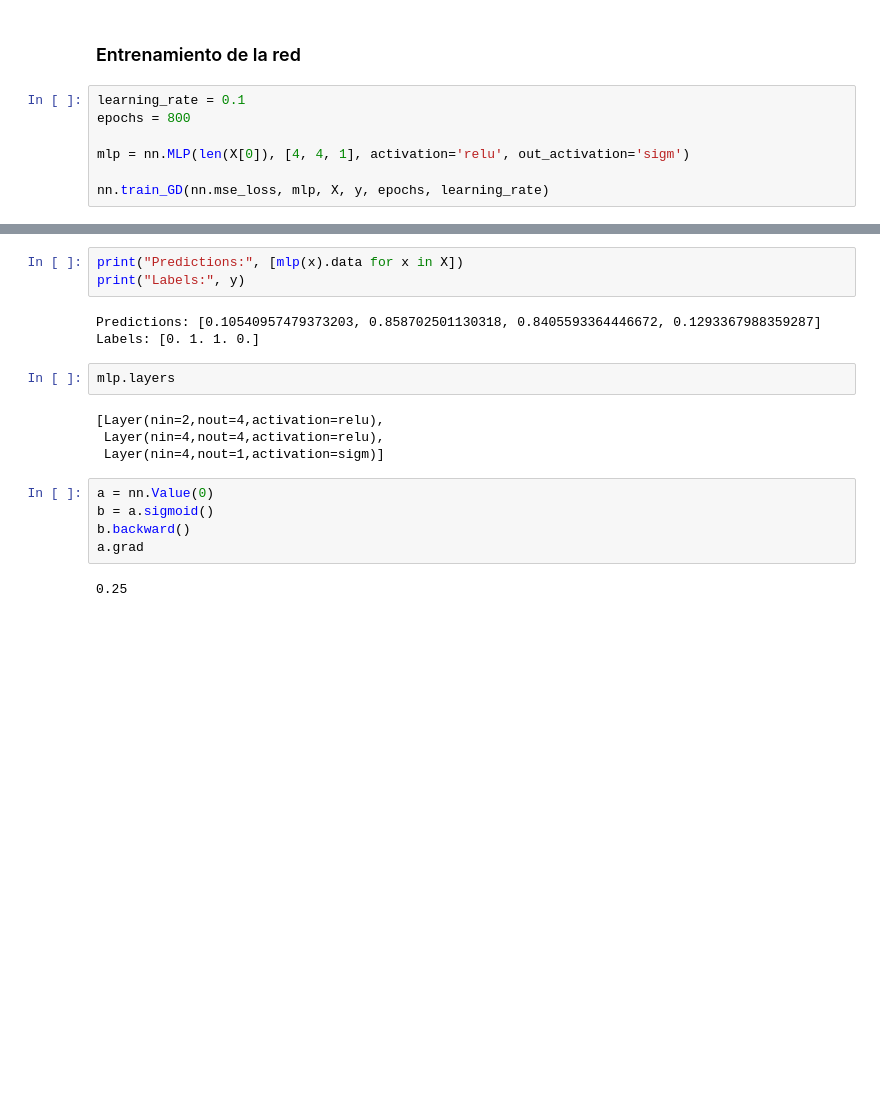
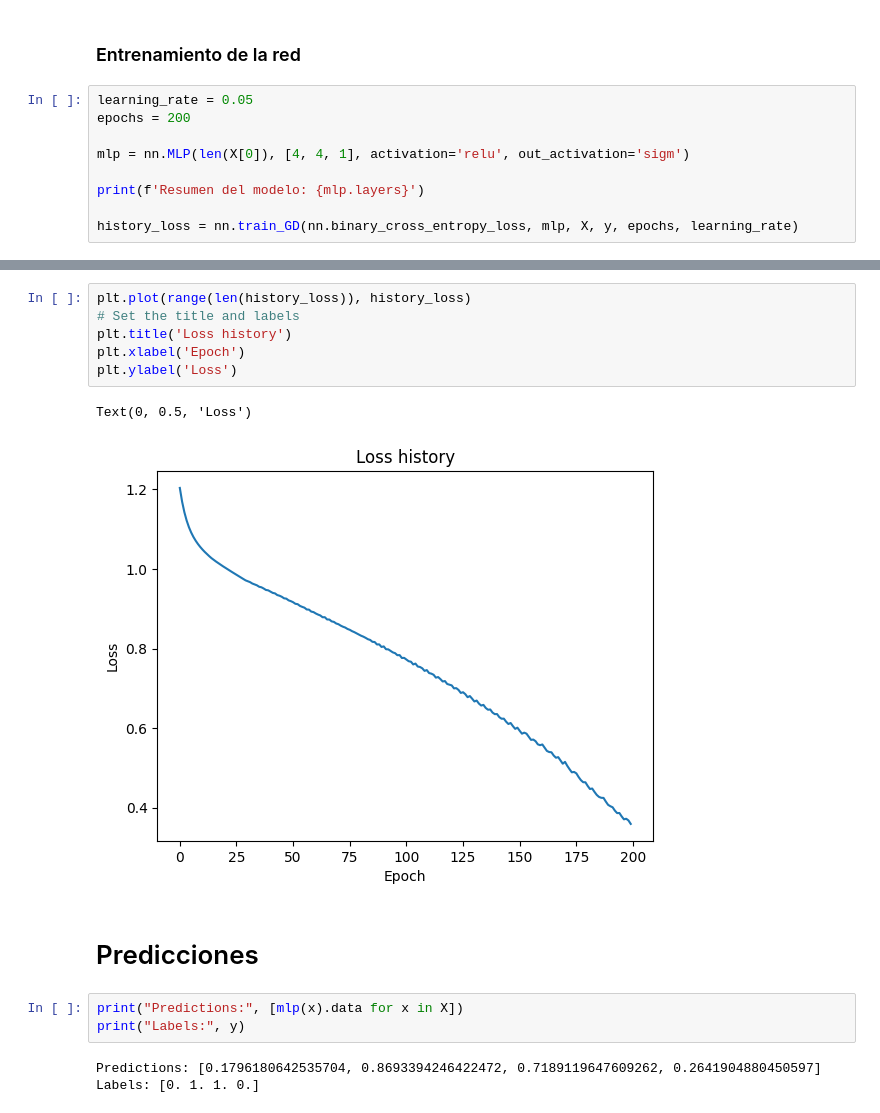
Before and after one commit to Manuel-2011/neural_networks_experiments, a Jupyter notebook: XOR_example.ipynb, the cells around one changed output, grey strips where cells are left out. Cells and saved outputs as stored; diff of their text form; blank space fills up the shorter version.

Commit message:
:sparkles: Add binary cross entropy loss

```diff
--- a/XOR_example.ipynb
+++ b/XOR_example.ipynb
@@ -25,10 +22,12 @@ plt.scatter(X[:,0], X[:,1], color=['red' if i == 0 else 'blue' for i in y])
 # %% [markdown]
 ### Entrenamiento de la red
 # %%
-learning_rate = 0.1
-epochs = 800
+learning_rate = 0.05
+epochs = 200
 
 mlp = nn.MLP(len(X[0]), [4, 4, 1], activation='relu', out_activation='sigm')
 
-nn.train_GD(nn.mse_loss, mlp, X, y, epochs, learning_rate)
+print(f'Resumen del modelo: {mlp.layers}')
+
+history_loss = nn.train_GD(nn.binary_cross_entropy_loss, mlp, X, y, epochs, learning_rate)
 # %% [output]
@@ -52,19 +51,17 @@ Epoch 800/800 | Loss: 0.01843
+# %%
+plt.plot(range(len(history_loss)), history_loss)
+# Set the title and labels
+plt.title('Loss history')
+plt.xlabel('Epoch')
+plt.ylabel('Loss')
+# %% [output]
+Text(0, 0.5, 'Loss')
+[figure, added]
+# %% [markdown]
+# Predicciones
 # %%
 print("Predictions:", [mlp(x).data for x in X])
 print("Labels:", y)
 # %% [output]
-Predictions: [0.10540957479373203, 0.858702501130318, 0.8405593364446672, 0.1293367988359287]
+Predictions: [0.1796180642535704, 0.8693394246422472, 0.7189119647609262, 0.2641904880450597]
 Labels: [0. 1. 1. 0.]
-# %%
-mlp.layers
-# %% [output]
-[Layer(nin=2,nout=4,activation=relu),
- Layer(nin=4,nout=4,activation=relu),
- Layer(nin=4,nout=1,activation=sigm)]
-# %%
-a = nn.Value(0)
-b = a.sigmoid()
-b.backward()
-a.grad
-# %% [output]
-0.25
```
Also changed, not shown: parts of 8 cells of this notebook, 3 other files.
